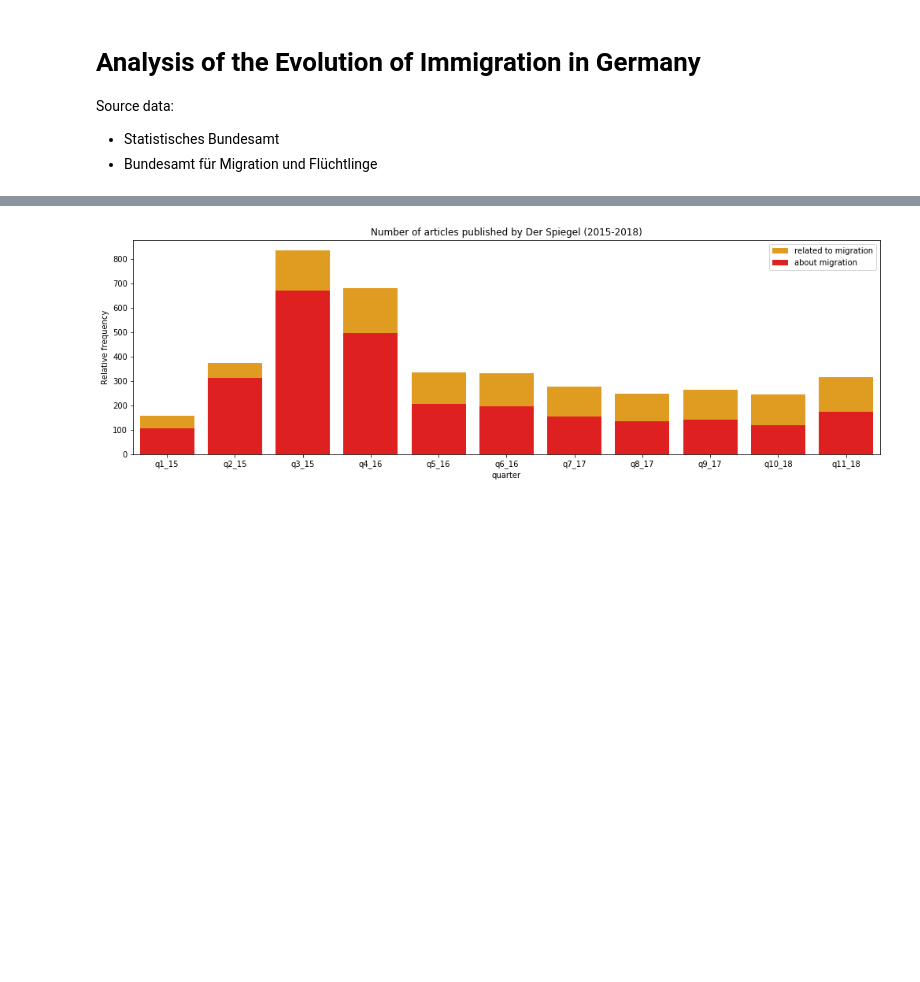
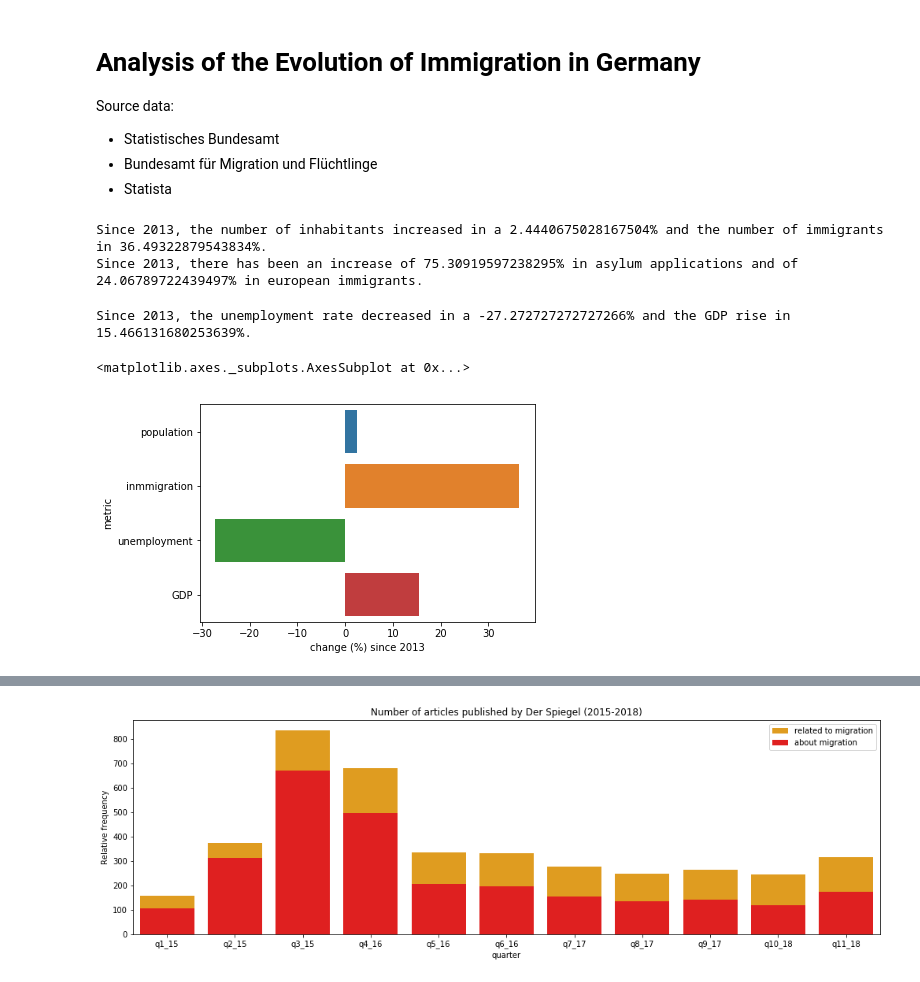
Before and after one commit to diazcelsa/NLP_politics_spiegel, a Jupyter notebook: notebooks/migration_analysis/Analysis of the Immigration Evolution in Germany.ipynb, the cells around one changed output, grey strips where cells are left out. Drawn from its saved outputs; the diff is of its cells as text; code cells hidden in the pictures; blank space fills up the shorter version.

```diff
--- a/notebooks/migration_analysis/Analysis of the Immigration Evolution in Germany.ipynb
+++ b/notebooks/migration_analysis/Analysis of the Immigration Evolution in Germany.ipynb
@@ -4,6 +4,7 @@
 Source data:
 * Statistisches Bundesamt
 * Bundesamt für Migration und Flüchtlinge
+* Statista
 # %%
 import numpy as np
 import pandas as pd
@@ -21,0 +15,45 @@ migration["n_inhabitants"] = migration["n_inhabitants"]*1000
+# %%
+# Load immigration statistics from the Statistisches Bundesamt and the Bundesamt für Migration und Flüchtlinge
+migration = pd.read_csv("../../data/migration_germany.csv")
+migration.year = migration.year.astype(str)
+
+# Scale data to absolute correct numbers
+migration["n_migrants"] = migration["n_migrants"]*1000
+migration["n_inhabitants"] = migration["n_inhabitants"]*1000
+
+rise_inha = (migration[migration['year']=='2017']['n_inhabitants'].values[0] * 100 / \
+                    migration[migration['year']=='2013']['n_inhabitants'].values[0]) - 100
+rise_immig = (migration[migration['year']=='2017']['n_migrants'].values[0] * 100 / \
+                    migration[migration['year']=='2013']['n_migrants'].values[0]) - 100
+rise_asyl = (migration[migration['year']=='2017']['n_asylum_app'].values[0] * 100 / \
+                    migration[migration['year']=='2013']['n_asylum_app'].values[0]) - 100
+rise_im_eu = (migration[migration['year']=='2017']['n_mig_eu'].values[0] * 100 / \
+                    migration[migration['year']=='2013']['n_mig_eu'].values[0]) - 100
+
+print(f"Since 2013, the number of inhabitants increased in a {rise_inha}% and the number of immigrants in {rise_immig}%.")
+print(f"Since 2013, there has been an increase of {rise_asyl}% in asylum applications and of {rise_im_eu}% in european immigrants.")
+# %% [output]
+Since 2013, the number of inhabitants increased in a 2.4440675028167504% and the number of immigrants in 36.49322879543834%.
+Since 2013, there has been an increase of 75.30919597238295% in asylum applications and of 24.06789722439497% in european immigrants.
+# %%
+# Load german unemployment rates and GDP in billions of euros evolution
+german_stats = pd.read_csv('../../data/german_stats.csv')
+
+drop_unemployment = (german_stats[german_stats['year']==2017]['unemployment_rate'].values[0] * 100 / \
+                    german_stats[german_stats['year']==2013]['unemployment_rate'].values[0]) - 100
+rise_gdp = (german_stats[german_stats['year']==2017]['gdp (billion eur)'].values[0] * 100 / \
+                    german_stats[german_stats['year']==2013]['gdp (billion eur)'].values[0]) - 100
+
+print(f"Since 2013, the unemployment rate decreased in a {drop_unemployment}% and the GDP rise in {rise_gdp}%.")
+# %% [output]
+Since 2013, the unemployment rate decreased in a -27.272727272727266% and the GDP rise in 15.466131680253639%.
+# %%
+metrics = pd.DataFrame.from_dict({'population':rise_inha, 'inmmigration':rise_immig, \
+              'unemployment':drop_unemployment, 'GDP':rise_gdp, 'asylum_applications': rise_asyl,
+              ''}, orient='index')\
+                      .reset_index().rename(columns={'index': 'metric',0:'change (%) since 2013'})
+
+sns.barplot(y='metric',x='change (%) since 2013',data=metrics)
+# %% [output]
+<matplotlib.axes._subplots.AxesSubplot at 0x...>
+[figure, added]
```
Also changed, not shown: parts of 3 cells of this notebook, 13 other files.
